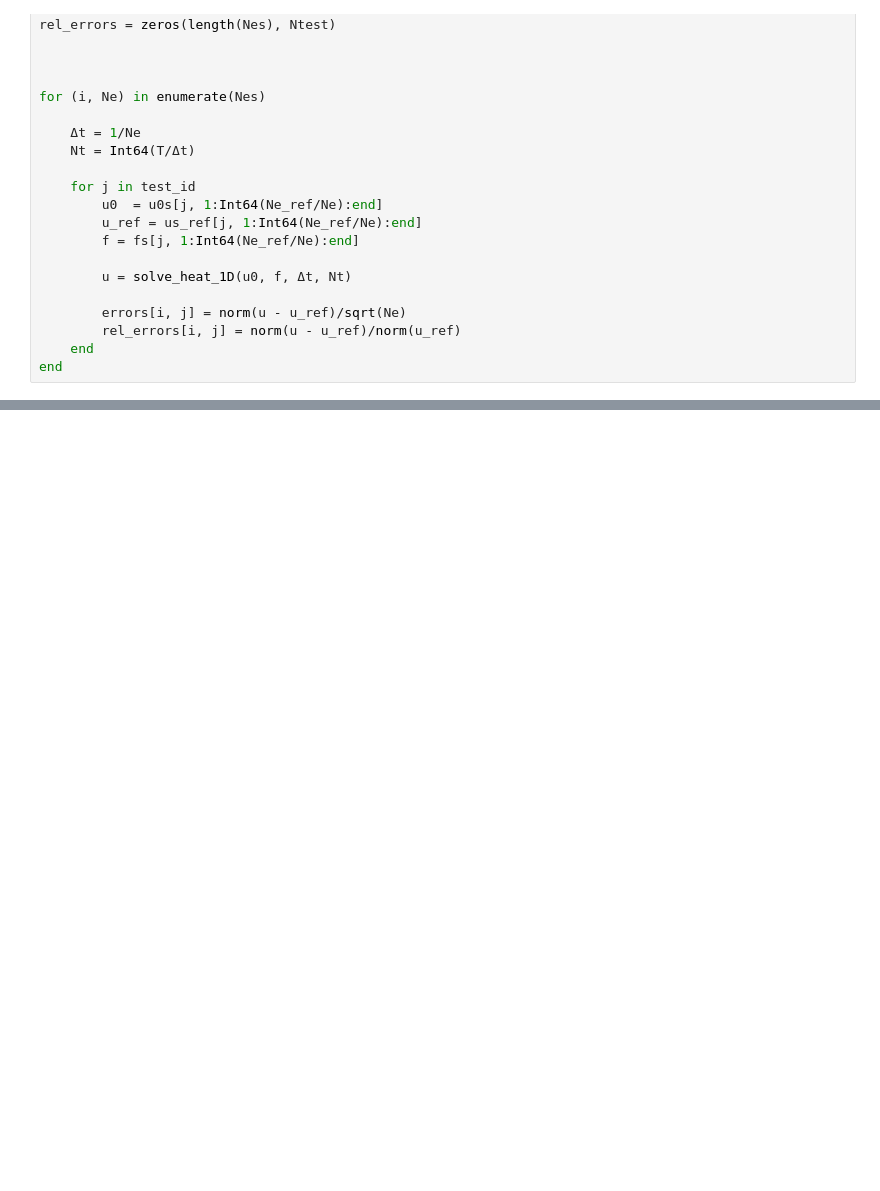
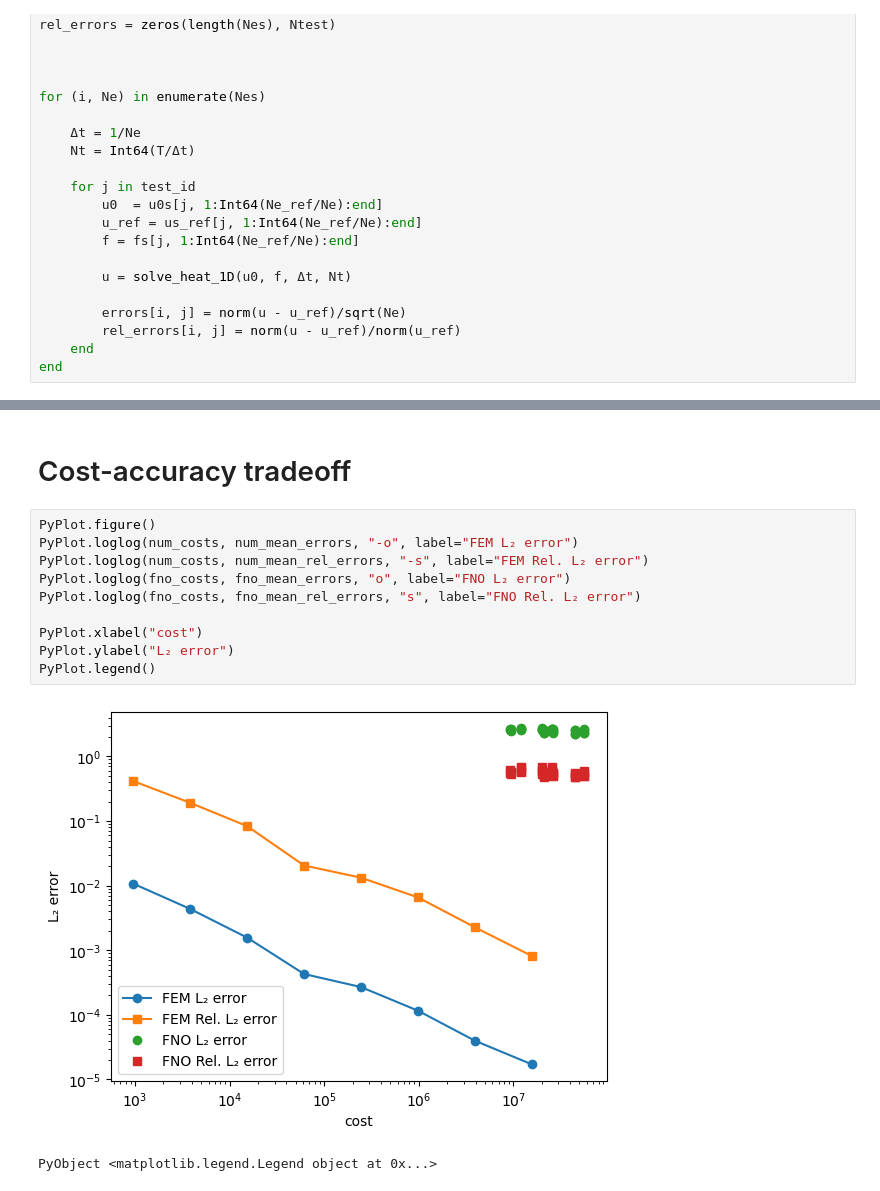
Before and after one commit to PKU-CMEGroup/NeuralOperator, a Jupyter notebook: eq1d/eq1d_na.ipynb, the cells around one changed output, grey strips where cells are left out. Drawn from its saved outputs; the diff is of its cells as text; blank space fills up the shorter version.

```diff
--- a/eq1d/eq1d_na.ipynb
+++ b/eq1d/eq1d_na.ipynb
@@ -161,0 +204,15 @@ PyObject <matplotlib.legend.Legend object at 0x...>
+# %% [markdown]
+# Cost-accuracy tradeoff
+# %%
+PyPlot.figure()
+PyPlot.loglog(num_costs, num_mean_errors, "-o", label="FEM L₂ error")
+PyPlot.loglog(num_costs, num_mean_rel_errors, "-s", label="FEM Rel. L₂ error")
+PyPlot.loglog(fno_costs, fno_mean_errors, "o", label="FNO L₂ error")
+PyPlot.loglog(fno_costs, fno_mean_rel_errors, "s", label="FNO Rel. L₂ error")
+
+PyPlot.xlabel("cost")
+PyPlot.ylabel("L₂ error")
+PyPlot.legend()
+# %% [output]
+[figure, added]
+PyObject <matplotlib.legend.Legend object at 0x...>
```
Also changed, not shown: parts of 4 cells of this notebook.
